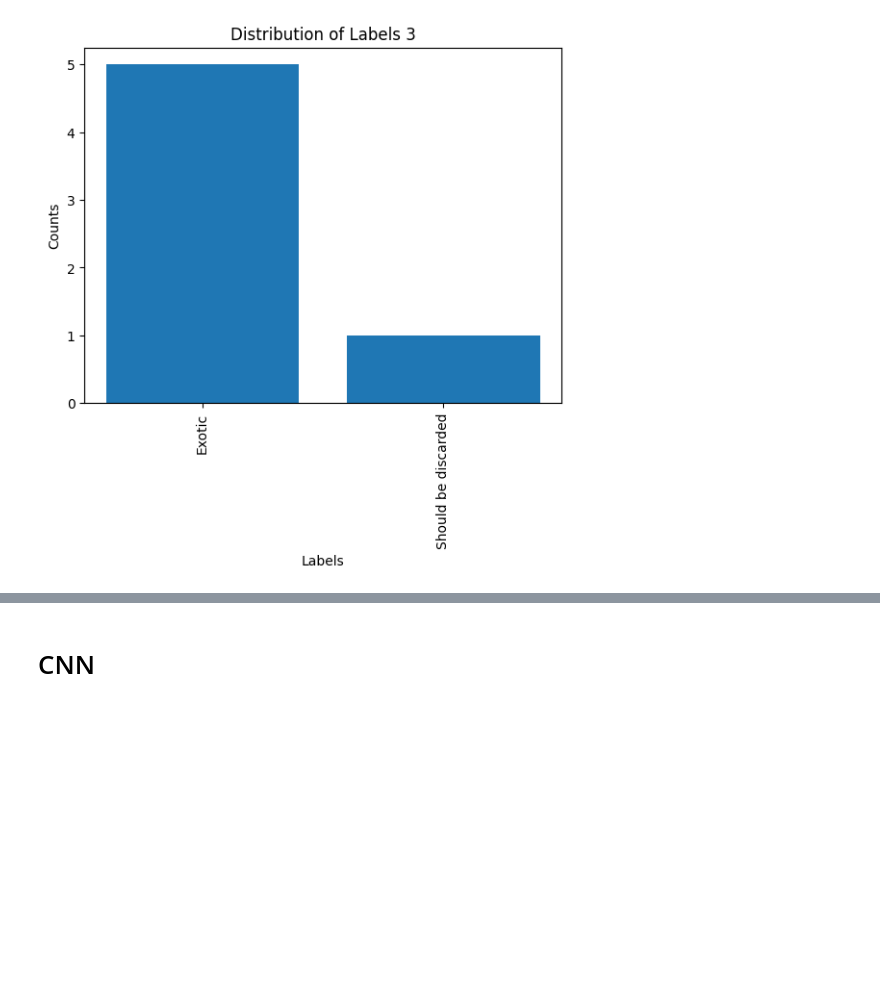
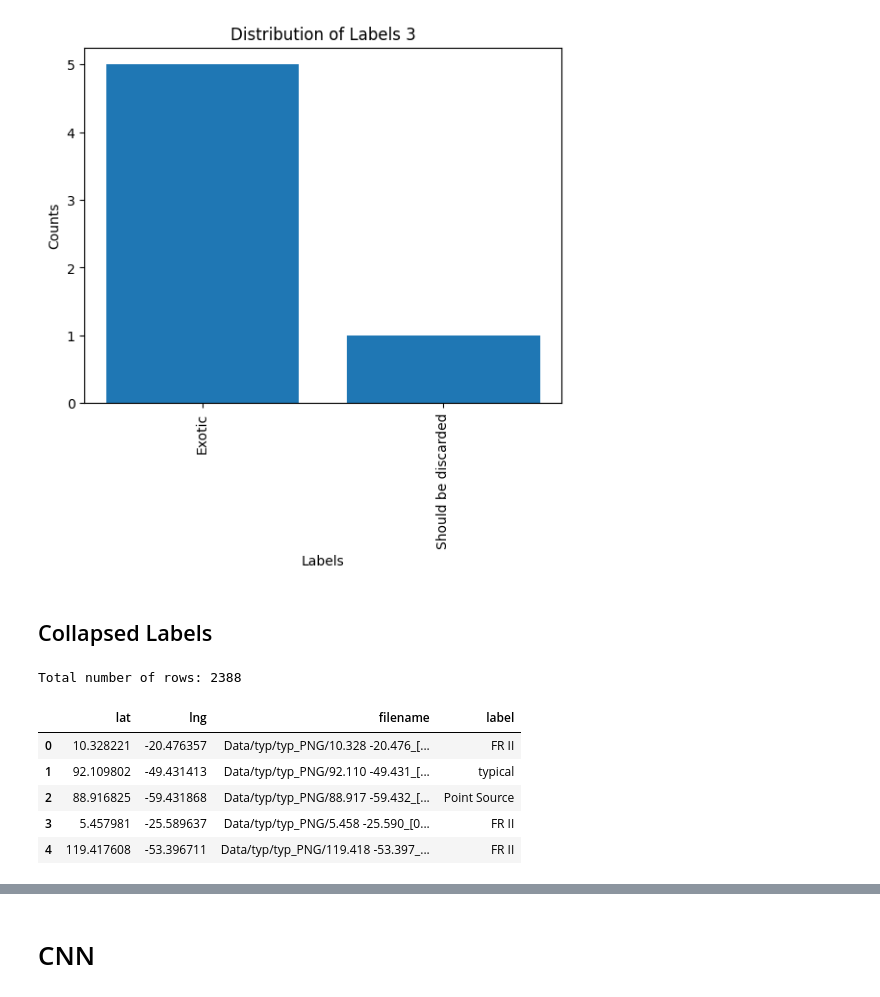
Before and after one commit to Khotso-Bore/automatic-labeling, a Jupyter notebook: main.ipynb, the cells around one changed output, grey strips where cells are left out. Saved outputs shown, nothing was run; the diff lists cells and outputs as text; code cells hidden in the pictures; blank space fills up the shorter version.

```diff
--- a/main.ipynb
+++ b/main.ipynb
@@ -237,3 +212,5 @@ for i in range(len(['label1','label2','label3'])):
 [figure]
 [figure]
 [figure]
+# %% [markdown]
+## Collapsed Labels
@@ -239,0 +232,11 @@ for i in range(len(['label1','label2','label3'])):
+# %%
+collapsed_label_df = collapse_labels(labels_df)
+collapsed_label_df.head()
+# %% [output]
+Total number of rows: 2388
+|  | lat | lng | filename | label |
+| 0 | 10.328221 | -20.476357 | Data/typ/typ_PNG/10.328 -20.476_[... | FR II |
+| 1 | 92.109802 | -49.431413 | Data/typ/typ_PNG/92.110 -49.431_[... | typical |
+| 2 | 88.916825 | -59.431868 | Data/typ/typ_PNG/88.917 -59.432_[... | Point Source |
+| 3 | 5.457981 | -25.589637 | Data/typ/typ_PNG/5.458 -25.590_[0... | FR II |
+| 4 | 119.417608 | -53.396711 | Data/typ/typ_PNG/119.418 -53.397_... | FR II |
```
Also changed, not shown: parts of 19 cells of this notebook.
